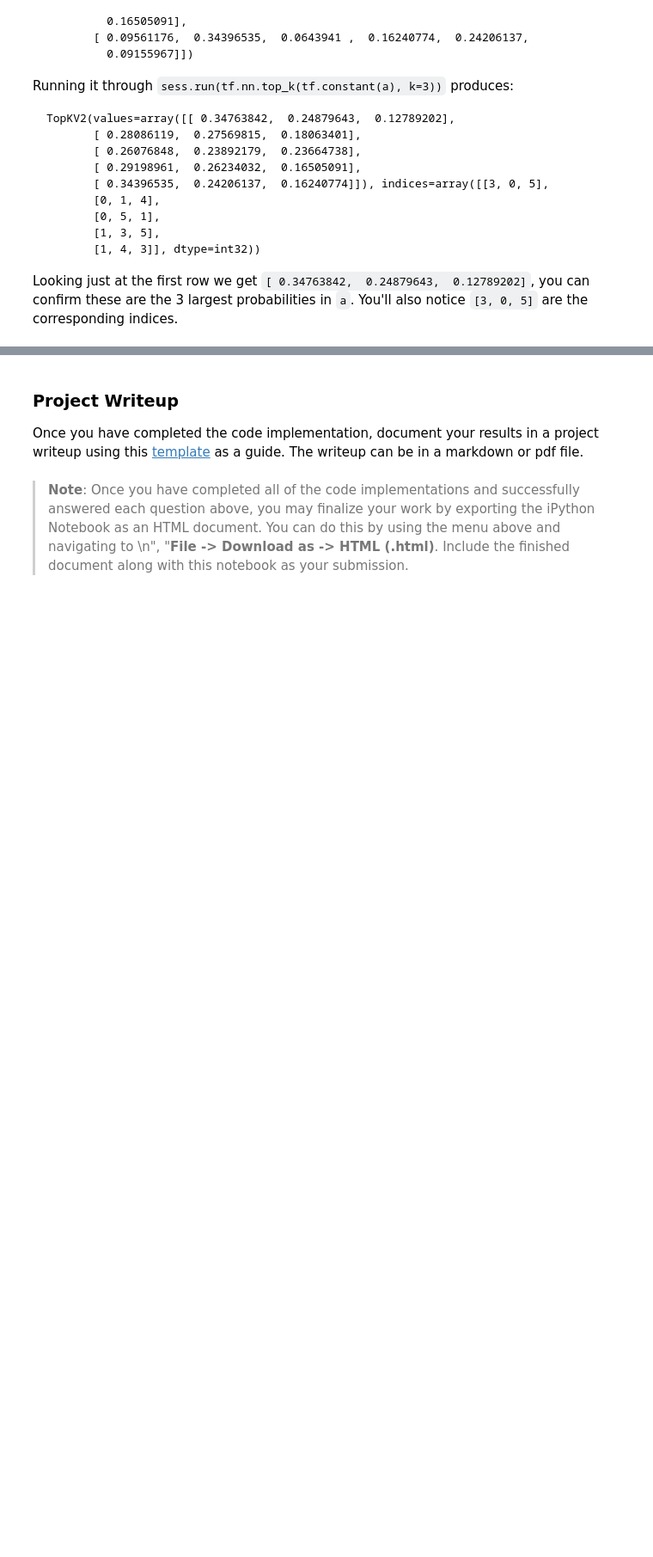
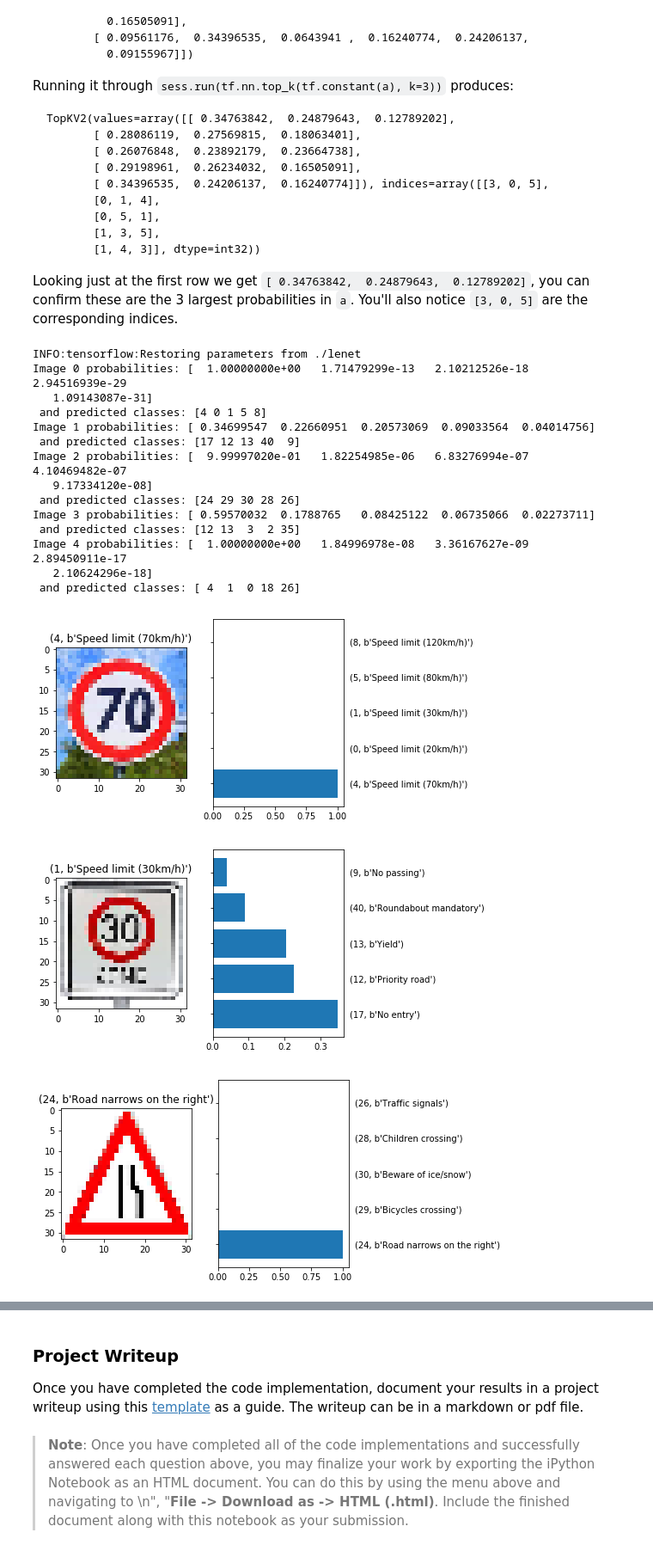
Before and after one commit to anjanarajam/SELF-DRIVING-CAR-TRAFFIC-LIGHT-CLASSIFIER, a Jupyter notebook: Traffic_Sign_Classifier.ipynb, the cells around one changed output, grey strips where cells are left out. Shown at 86% size. Cells and saved outputs as stored; diff of their text form; code cells hidden in the pictures; blank space fills up the shorter version.

```diff
--- a/Traffic_Sign_Classifier.ipynb
+++ b/Traffic_Sign_Classifier.ipynb
@@ -570,0 +569,38 @@ Looking just at the first row we get `[ 0.34763842,  0.24879643,  0.12789202]`,
+# %%
+### Print out the top five softmax probabilities for the predictions on the German traffic sign images found on the web.
+with tf.Session() as sess:
+    saver.restore(sess, "./lenet")
+    softmax_prob = sess.run(tf.nn.softmax(logits), feed_dict={x: sign_images_normalized, keep_prob: 1.0})
+    top_five_prob = tf.nn.top_k(softmax_prob, k=5)
+    my_top_five_prob = sess.run(top_five_prob, feed_dict={x: sign_images_normalized, keep_prob: 1.0})
+
+for i in range(len(my_top_five_prob[0])):
+    print('Image', i, 'probabilities:', my_top_five_prob[0][i], '\n and predicted classes:', my_top_five_prob[1][i])
+
+# Plot the top 5 probabilities for every sign image
+for i in range(len(sign_images_array)):
+    f, (ax1, ax2) = plt.subplots(1, 2)
+    ax1.imshow(sign_images_array[i])
+    ax1.set_title(sign_names[sign_labels[i]])
+    ax2.barh(range(len(sign_images_array)), my_top_five_prob.values[i], align='center')
+    ax2.set_yticks(range(len(sign_images_array)))
+    ax2.set_yticklabels(sign_names[my_top_five_prob[1][i].astype(int)])
+    ax2.tick_params(labelleft='off' , labelright='on')
+# %% [output]
+INFO:tensorflow:Restoring parameters from ./lenet
+Image 0 probabilities: [  1.00000000e+00   1.71479299e-13   2.10212526e-18   2.94516939e-29
+   1.09143087e-31]
+ and predicted classes: [4 0 1 5 8]
+Image 1 probabilities: [ 0.34699547  0.22660951  0.20573069  0.09033564  0.04014756]
+ and predicted classes: [17 12 13 40  9]
+Image 2 probabilities: [  9.99997020e-01   1.82254985e-06   6.83276994e-07   4.10469482e-07
+   9.17334120e-08]
+ and predicted classes: [24 29 30 28 26]
+Image 3 probabilities: [ 0.59570032  0.1788765   0.08425122  0.06735066  0.02273711]
+ and predicted classes: [12 13  3  2 35]
+Image 4 probabilities: [  1.00000000e+00   1.84996978e-08   3.36167627e-09   2.89450911e-17
+   2.10624296e-18]
+ and predicted classes: [ 4  1  0 18 26]
+[figure, added]
+[figure, added]
+[figure, added]
```
Also changed, not shown: parts of 14 cells of this notebook.
